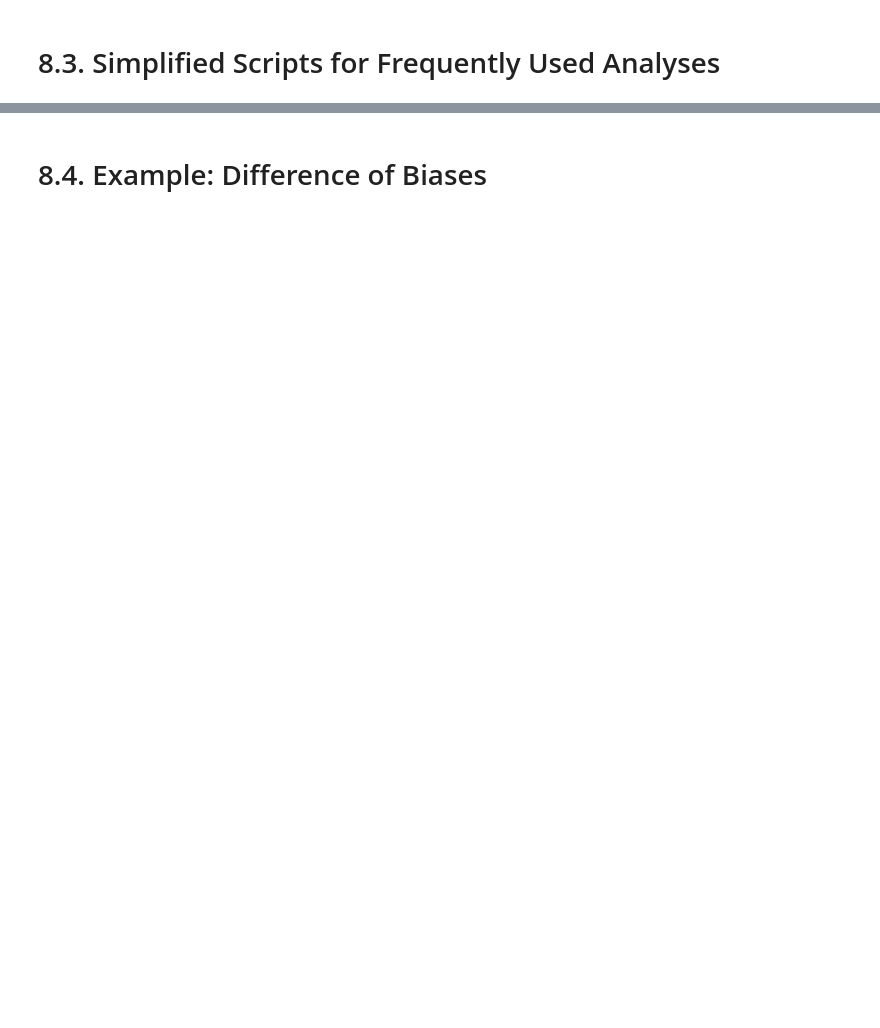
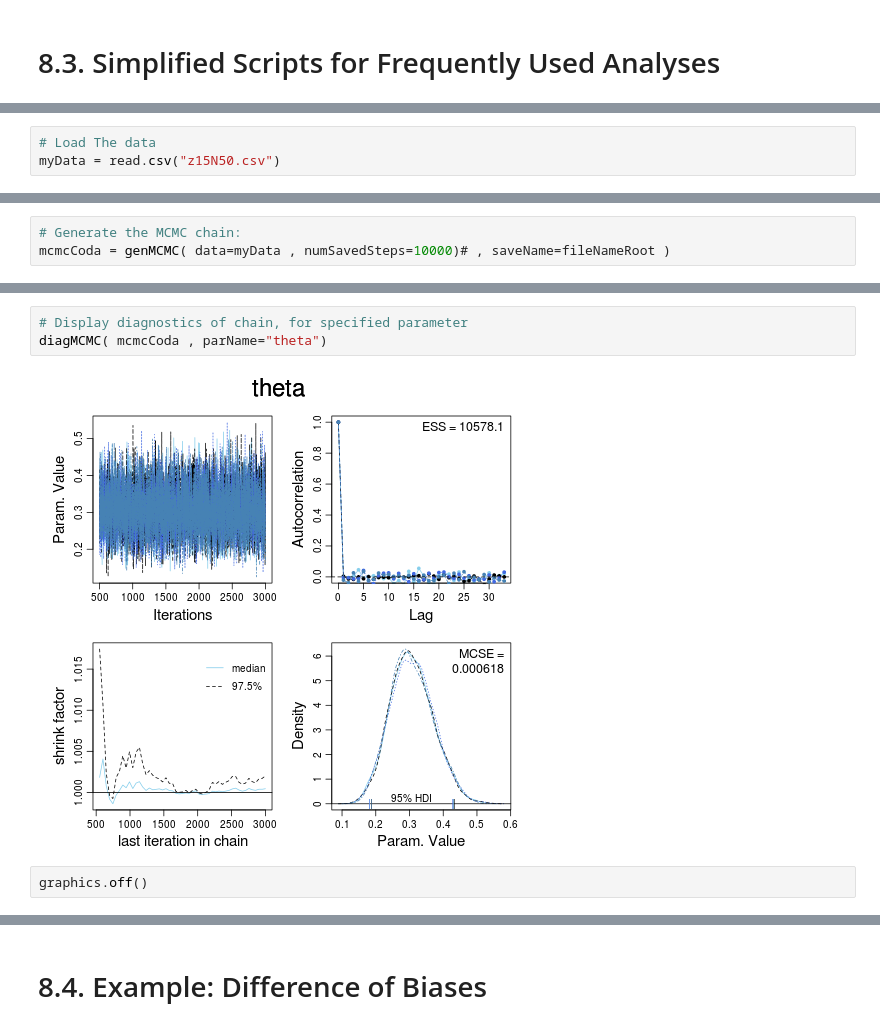
Before and after one commit to psygrammer/bayesianR, a Jupyter notebook: part2/ch08/08_JAGS.ipynb, the cells around one changed output, grey strips where cells are left out. Cells and saved outputs as stored; diff of their text form; blank space fills up the shorter version.

```diff
--- a/part2/ch08/08_JAGS.ipynb
+++ b/part2/ch08/08_JAGS.ipynb
@@ -55,0 +302,3 @@
+# %%
+# Load The data
+myData = read.csv("z15N50.csv")
@@ -55,0 +313,3 @@
+# %%
+# Generate the MCMC chain:
+mcmcCoda = genMCMC( data=myData , numSavedSteps=10000)# , saveName=fileNameRoot )
@@ -55,0 +326,7 @@
+# %%
+# Display diagnostics of chain, for specified parameter
+diagMCMC( mcmcCoda , parName="theta")
+# %% [output]
+[figure, added]
+# %%
+graphics.off()
```
Also changed, not shown: parts of 87 cells of this notebook, 8 other files.
